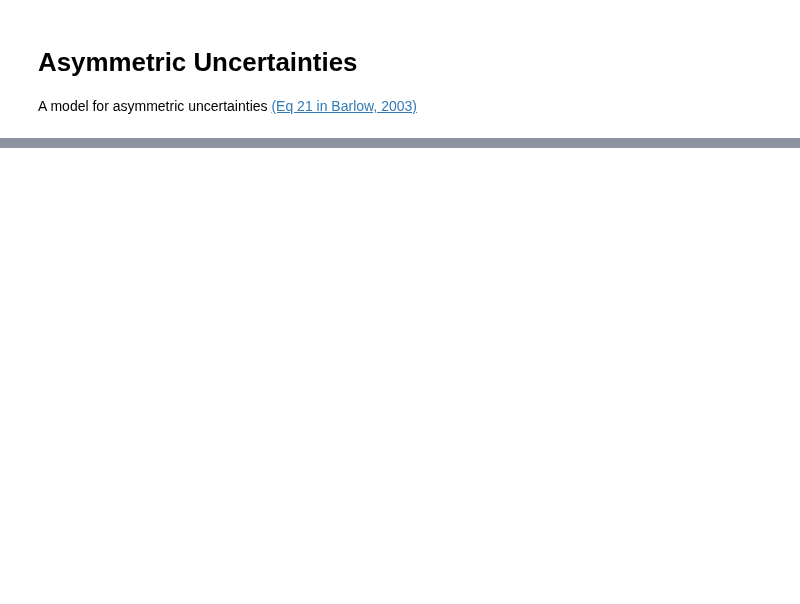
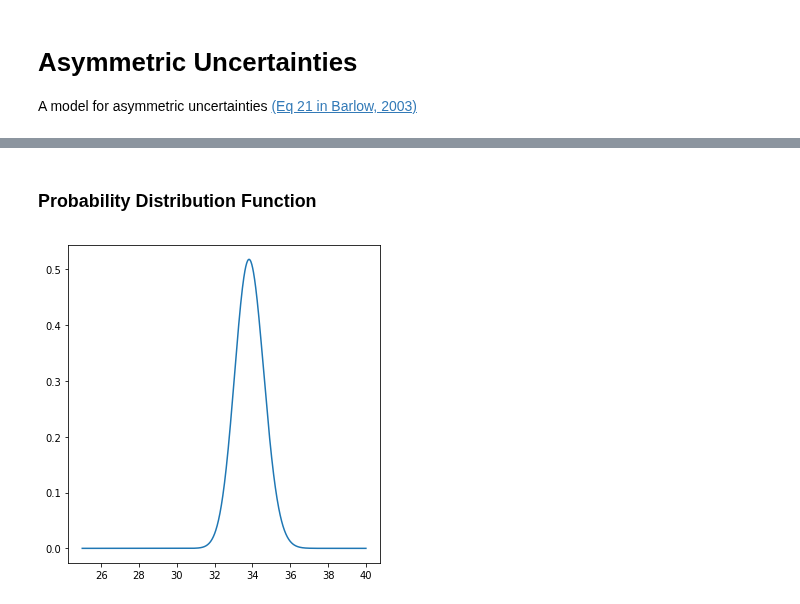
Before and after one commit to icecube/ASTERIA, a Jupyter notebook: docs/nb/asymmetric_errors.ipynb, the cells around one changed output, grey strips where cells are left out. Cells and saved outputs as stored; diff of their text form; code cells hidden in the pictures; blank space fills up the shorter version.

```diff
--- a/docs/nb/asymmetric_errors.ipynb
+++ b/docs/nb/asymmetric_errors.ipynb
@@ -48,0 +53,11 @@ fig.tight_layout()
+# %% [markdown]
+### Probability Distribution Function
+# %%
+fig, ax = plt.subplots(1, 1, figsize=(5,5))
+L = np.exp(lnL)
+L/=np.trapz(L, a)
+# print(L)
+ax.plot(a, L)
+fig.tight_layout()
+# %% [output]
+[figure, added]
```
Also changed, not shown: parts of 11 cells of this notebook.
